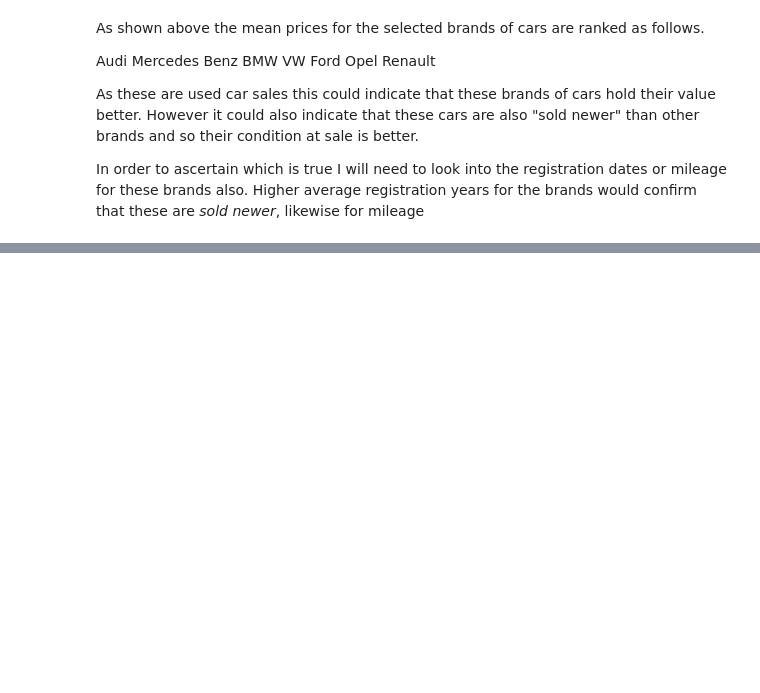
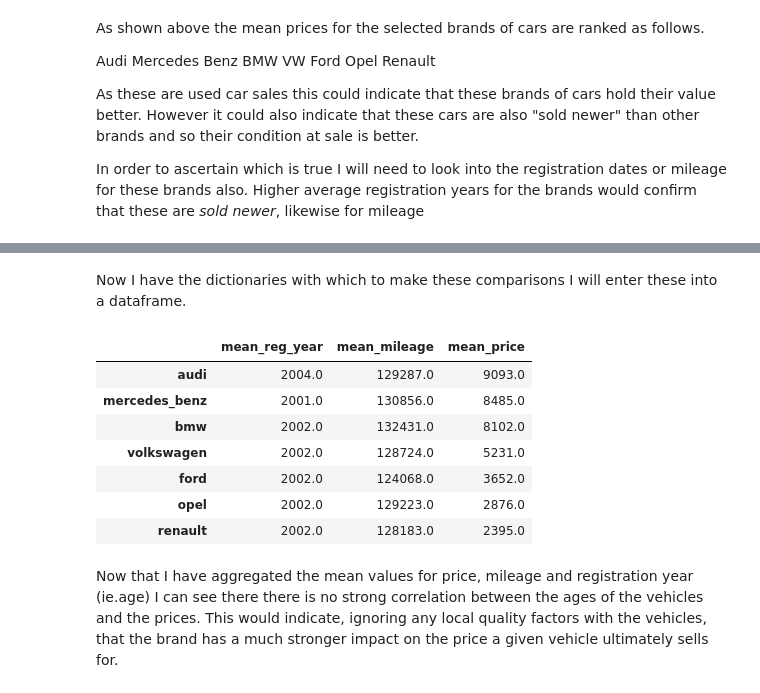
Before and after one commit to VensaHerald/ebay_cars_de, a Jupyter notebook: german_whips.ipynb, the cells around one changed output, grey strips where cells are left out. Saved outputs shown, nothing was run; the diff lists cells and outputs as text; code cells hidden in the pictures; blank space fills up the shorter version.

```diff
--- a/german_whips.ipynb
+++ b/german_whips.ipynb
@@ -304,3 +304,11 @@ Renault
 As these are used car sales this could indicate that these brands of cars hold their value better.  However it could also indicate that these cars are also "sold newer" than other brands and so their condition at sale is better.
 
 In order to ascertain which is true I will need to look into the registration dates or mileage for these brands also.  Higher average registration years for the brands would confirm that these are _sold newer_, likewise for mileage
+# %%
+mileage_per_brand = {}
+
+for brand in values_agg:
+    mean_price = np.floor(autos.loc[autos["brand"]==brand,"odometer_km"].mean())
+    mileage_per_brand[brand]=mean_price
+
+mileage_per_brand
@@ -306,0 +323,8 @@ In order to ascertain which is true I will need to look into the registration da
+# %%
+regyr_per_brand = {}
+
+for brand in values_agg:
+    mean_price = np.floor(autos.loc[autos["brand"]==brand,"registration_year"].mean())
+    regyr_per_brand[brand]=mean_price
+
+regyr_per_brand
@@ -306,0 +339,23 @@ In order to ascertain which is true I will need to look into the registration da
+# %% [markdown]
+Now I have the dictionaries with which to make these comparisons I will enter these into a dataframe.
+# %%
+reg_year_ser = pd.Series(regyr_per_brand)
+mil_year_ser = pd.Series(mileage_per_brand)
+pri_year_ser = pd.Series(price_per_brand)
+
+comp_5pc_brand = pd.DataFrame(reg_year_ser,columns=['mean_reg_year'])
+comp_5pc_brand['mean_mileage'] = mil_year_ser
+comp_5pc_brand['mean_price'] = pri_year_ser
+
+comp_5pc_brand.sort_values(by="mean_price", ascending=False)
+# %% [output]
+|  | mean_reg_year | mean_mileage | mean_price |
+| audi | 2004.0 | 129287.0 | 9093.0 |
+| mercedes_benz | 2001.0 | 130856.0 | 8485.0 |
+| bmw | 2002.0 | 132431.0 | 8102.0 |
+| volkswagen | 2002.0 | 128724.0 | 5231.0 |
+| ford | 2002.0 | 124068.0 | 3652.0 |
+| opel | 2002.0 | 129223.0 | 2876.0 |
+| renault | 2002.0 | 128183.0 | 2395.0 |
+# %% [markdown]
+Now that I have aggregated the mean values for price, mileage and registration year (ie.age) I can see there there is no strong correlation between the ages of the vehicles and the prices.  This would indicate, ignoring any local quality factors with the vehicles, that the brand has a much stronger impact on the price a given vehicle ultimately sells for.
```
Also changed, not shown: parts of 3 cells of this notebook.
